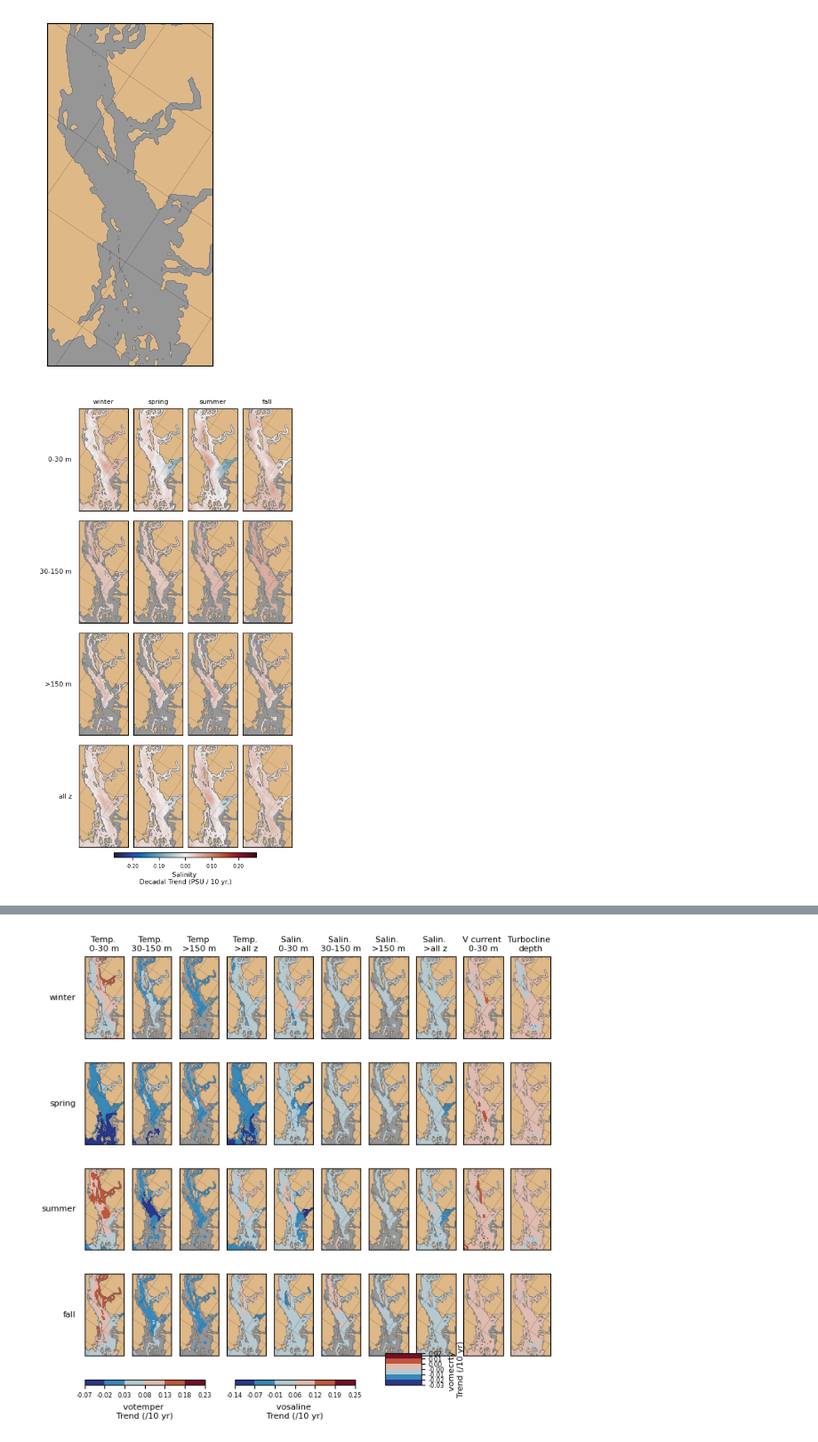
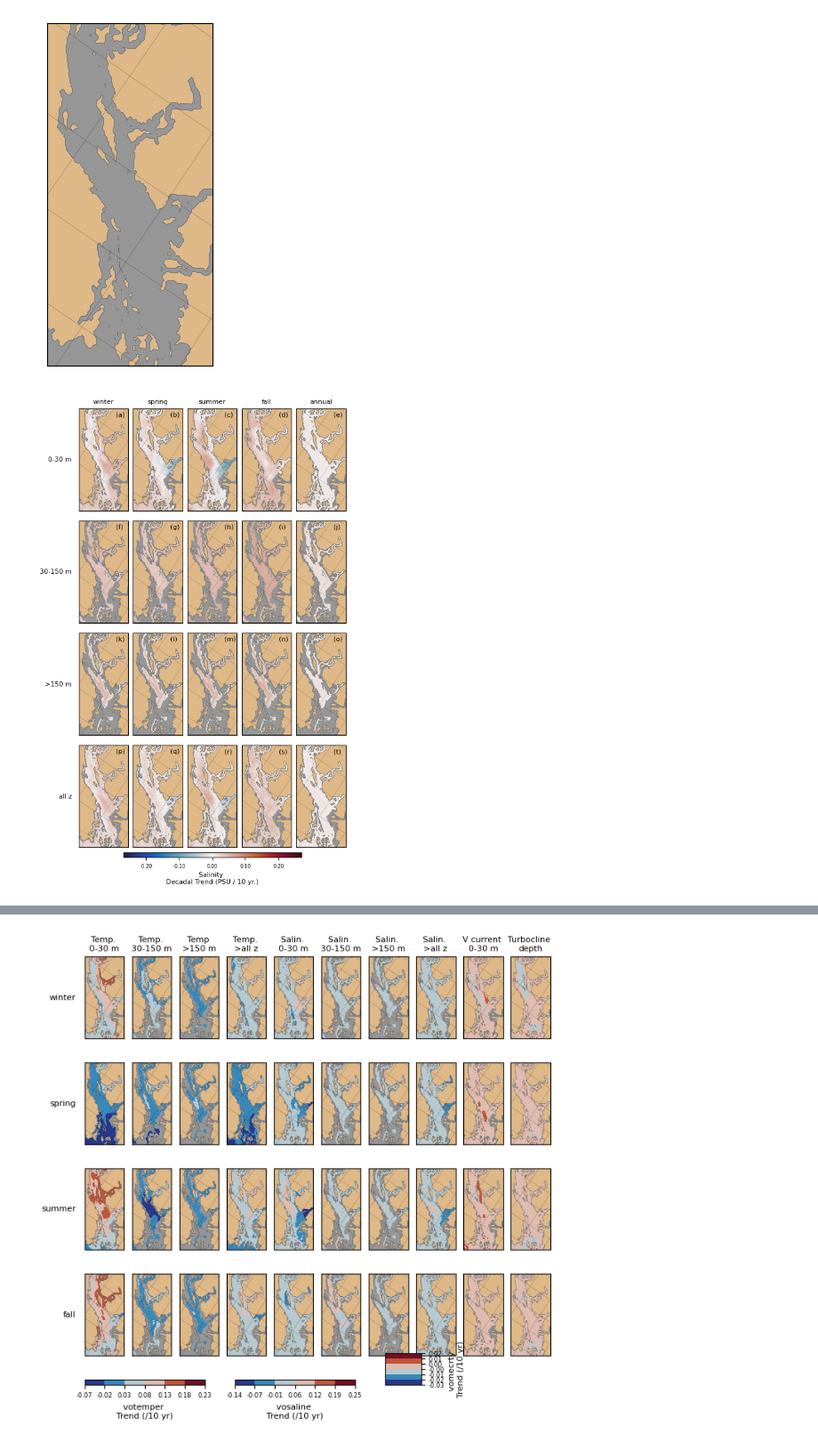
Before and after one commit to goldford/NEMO-Salish-Sea-1500, a Jupyter notebook: code/Analysis - Trend analysis - SoG - v2.ipynb, the cells around one changed output, grey strips where cells are left out. Shown at 89% size. Cells and saved outputs as stored; diff of their text form; code cells hidden in the pictures.

```diff
--- a/code/Analysis - Trend analysis - SoG - v2.ipynb
+++ b/code/Analysis - Trend analysis - SoG - v2.ipynb
@@ -40,7 +40,13 @@ grid_p = '../data/bathymetry/'
 grid_f = 'bathy_salishsea_1500m_20210706.nc'
 grid = xr.open_dataset(os.path.join(grid_p, grid_f), mask_and_scale=False)
 # %%
-def make_map(ax, grid, w_map=[-124, -123.9, 47.7, 50.6], rotation=39.2, par_inc=0.25, mer_inc=0.5, fs=7):
+def make_map(ax, grid, w_map=[-124, -123.9, 47.7, 50.6],
+             rotation=39.2,
+             par_inc=0.25,
+             mer_inc=0.5,
+             fs=7,
+             bg_color='#969696'
+            ):
     """
     """
 
@@ -56,7 +62,7 @@ def make_map(ax, grid, w_map=[-124, -123.9, 47.7, 50.6], rotation=39.2, par_inc=
     x, y = m(grid.nav_lon.values, grid.nav_lat.values)
     ax.contourf(x, y, grid.Bathymetry, [-0.01, 0.01], colors='burlywood')
     ax.contour(x, y, grid.Bathymetry, [-0.01, 0.01], colors='black', linewidths=0.1)
-    ax.contourf(x, y, grid.Bathymetry, [0.011,500], colors='#969696')
+    ax.contourf(x, y, grid.Bathymetry, [0.011,500], colors=bg_color)
 #     m.drawmeridians(np.arange(-125.5, -122, mer_inc), labels=[0, 0, 0, 1], linewidth=0.2, fontsize=fs)
     m.drawmeridians(np.arange(-125.5, -122, mer_inc), labels=[0, 0, 0, 0], linewidth=0.2, fontsize=fs)
 #     m.drawparallels(np.arange(48, 51, par_inc), labels=[1, 0, 0, 0], linewidth=0.2, fontsize=fs)
@@ -64,23 +70,26 @@ def make_map(ax, grid, w_map=[-124, -123.9, 47.7, 50.6], rotation=39.2, par_inc=
 
     return m
 
-def adjust_map(ax):
+def adjust_map(ax,
+               lat_bl=47.8,
+               lon_bl=-123.2,
+               lat_br=48.8,
+               lon_br=-122.28,
+               lat_tl=50.3,
+               lon_tl=-124.75,
+               lat_bl2=48.2,
+               lon_bl2=-123.5
+              ):
 
-    # set desired width using map units
+    # set width using map units
     # bottom left
-    lat_bl, lon_bl = 47.8, -123.2
     x_bl,y_bl = m(lon_bl,lat_bl)
-    # bottom right
-    lat_br, lon_br = 48.8, -122.28
     x_br,_ = m(lon_br,lat_br)
     ax.set_xlim(x_bl, x_br)
 
     # top left
-    lat_tl, lon_tl = 50.3, -124.75
     x_tl, y_tl = m(lon_tl, lat_tl)
-
-    lat_bl, lon_bl = 48.2, -123.5
-    x_bl,y_bl = m(lon_bl,lat_bl)
+    x_bl,y_bl = m(lon_bl2,lat_bl2)
     ax.set_ylim(y_bl, y_tl)
 
     # fix a little path in bottom right
@@ -116,7 +125,7 @@ plt.show()
 # plot temp
 # (already inspected others, nothing too interesting, see below)
 
-fig, axes = plt.subplots(nrows=4, ncols=4, figsize=(4, 8.5)) # w,h
+fig, axes = plt.subplots(nrows=4, ncols=5, figsize=(5, 8.5)) # w,h
 plt.subplots_adjust(left=0.05, right=0.95, bottom=0.08, top=0.95, wspace=0.1, hspace=0.1)
 
 mask_sig = False # mask based on Kendal Tau significance thresh?
@@ -126,14 +135,17 @@ use_mesh = True # alt way to visualize
 test_p = 'D:/temp_nemo/trend_output/anom_trend_frommonth/' # months will have higher p vals
 #test_p = 'D:/temp_nemo/trend_output/anom_trend_fromyear/'
 row_labels = ['0-30 m', '30-150 m', '>150 m', 'all z']
-column_labels = ['winter', 'spring', 'summer', 'fall']
-seasons = ['winter', 'spring', 'summer', 'fall']
+column_labels = ['winter', 'spring', 'summer', 'fall', 'annual']
+seasons = ['winter', 'spring', 'summer', 'fall', 'annual']
 depth_groups = ["0to30m", "30to150m", "gt150m", "allz"]
 
-variables = ['vosaline']#, 'vosaline', 'vomecrty', 'vozocrtx']#,
+variables = ['vosaline']#, 'votemper','vosaline', 'vomecrty', 'vozocrtx']#,
 #variables2D = ['mldkz5', 'mldr10_1']
 #labelx = f'Temperature \nDecadal Trend (°C / 10 yr.)'
 labelx = f'Salinity \nDecadal Trend (PSU / 10 yr.)'
+
+labell = ['a','b','c','d','e','f','g','h','i','j','k','l','m','n','o','p','q','r','s','t','u','v']
+
 
 num_color_bins = 7
 variable_bins = {'votemper':[-0.015, -0.01, -0.005, 0, 0.005, 0.01, 0.015, 0.02],
@@ -244,31 +256,34 @@ for depth_idx, depth_group in enumerate(depth_groups):
 #             # not working - try to keep '0' values colored white
 #             boundaries = np.round(np.arange(min_val, max_val, 0.004),2)
 #             # create list of colors from colormap
 #             cmap_balance = plt.cm.get_cmap('cmo.balance',len(boundaries))
 #             colors = list(cmap_balance(np.arange(len(boundaries))))
 #             #replace first color with white
 #             colors[0] = "white"
 #             cmap = mpl.colors.ListedColormap(colors[:-1], "")
 #             # set over-color to last color of list
 #             cmap.set_over(colors[-1])
 #             norm = mpl.colors.BoundaryNorm(boundaries, ncolors=len(boundaries)-1, clip=False)
 
             if var_idx not in colorbars and season_idx == len(seasons) - 1:
                 # Create a colorbar only once per variable
                 strtx_wrt_panel = 0.2
                 width_wrt_panel = 0.6
                 btm_y=0.06
                 hght = 0.01
                 orientation = 'horizontal'
 
                 cax = plt.axes([strtx_wrt_panel, btm_y, width_wrt_panel, hght]) #,left,bottom, width, height
                 colorbars[var_idx] = plt.colorbar(c, cax=cax,
                                                   orientation=orientation,
                                                   format=ticker.FuncFormatter(custom_formatter))
                 colorbars[var_idx].set_label(labelx, fontsize=8)  # Customize the label as needed
                 colorbars[var_idx].ax.tick_params(labelsize=6)
 
+            l_idx = season_idx + len(seasons) * depth_idx
+            ax.text(0.75, 0.97, '(' + labell[l_idx] + ')', ha='left', va='top', fontsize=8, transform=ax.transAxes)
+
 # plt.tight_layout()
 plt.show()
 # %% [output]
-[figure, old version]
+[figure, new version]
```
Also changed, not shown: parts of 7 cells of this notebook, 1 other file.
